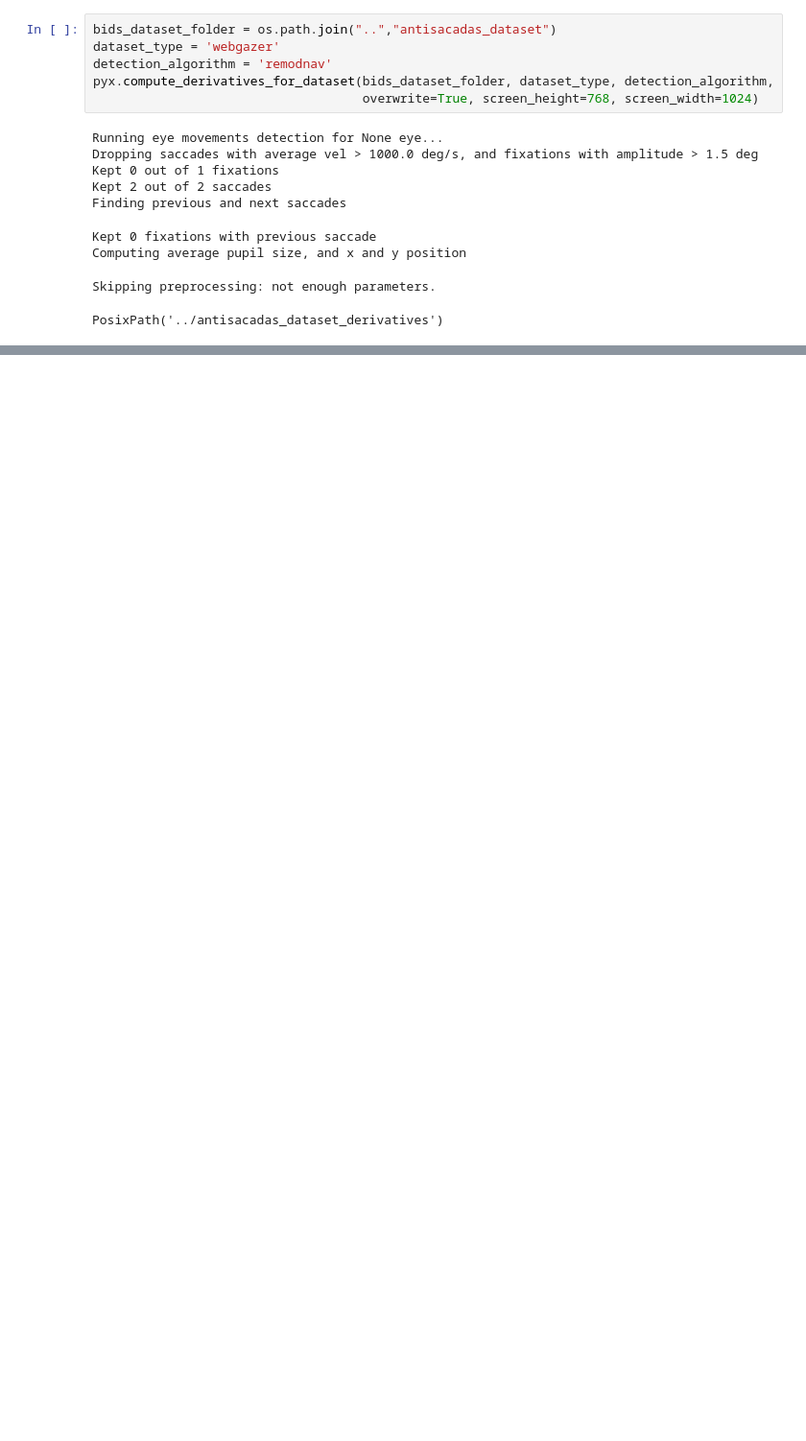
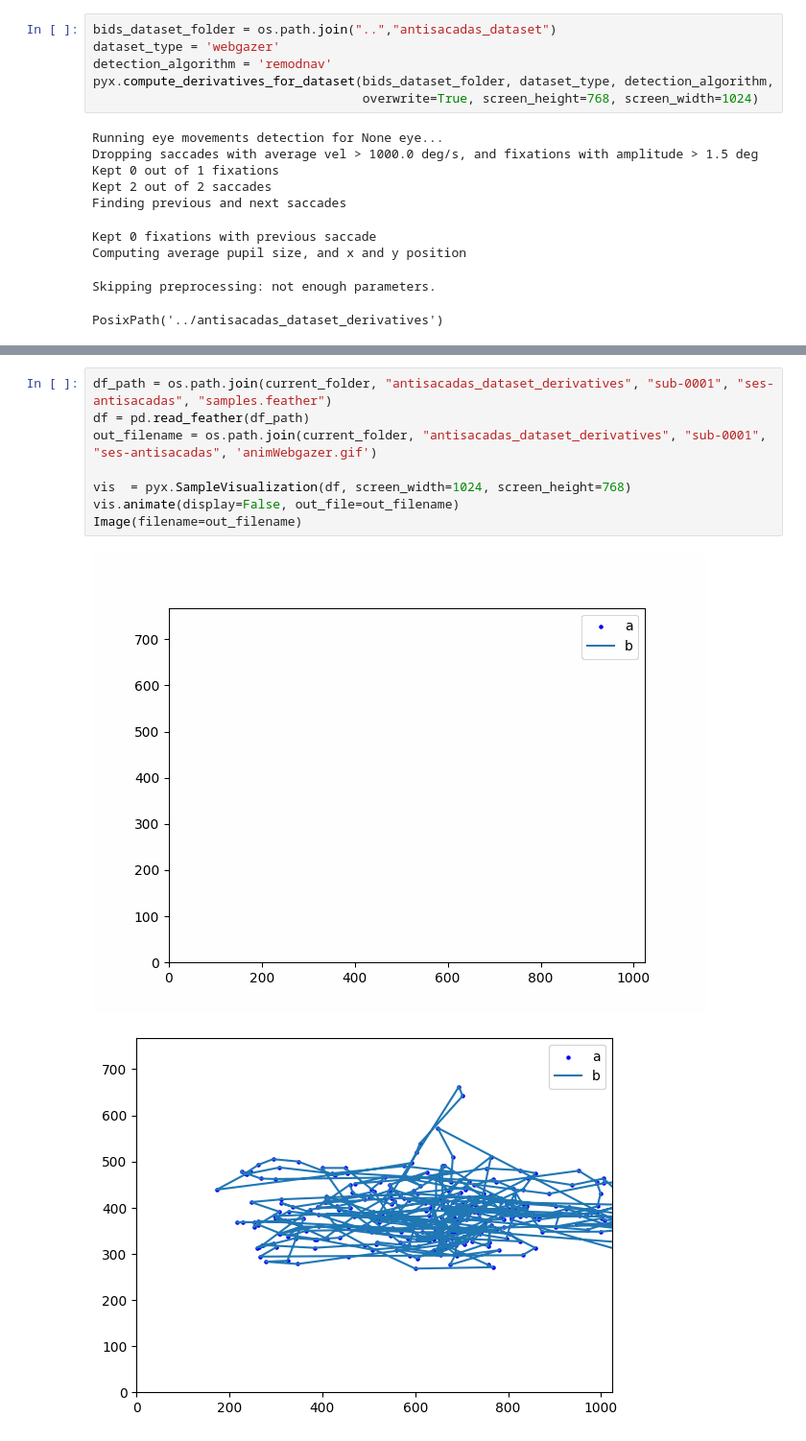
Before and after one commit to NeuroLIAA/pyxations, a Jupyter notebook: notebooks/Easy steps.ipynb, the cells around one changed output, grey strips where cells are left out. Shown at 96% size. Saved outputs shown, nothing was run; the diff lists cells and outputs as text; blank space fills up the shorter version.

```diff
--- a/notebooks/Easy steps.ipynb
+++ b/notebooks/Easy steps.ipynb
@@ -43,0 +45,11 @@ Image(filename=os.path.join("..","antisacadas_dataset_derivatives/sub-0001/ses-a
+# %%
+df_path = os.path.join(current_folder, "antisacadas_dataset_derivatives", "sub-0001", "ses-antisacadas", "samples.feather")
+df = pd.read_feather(df_path)
+out_filename = os.path.join(current_folder, "antisacadas_dataset_derivatives", "sub-0001", "ses-antisacadas", 'animWebgazer.gif')
+
+vis  = pyx.SampleVisualization(df, screen_width=1024, screen_height=768)
+vis.animate(display=False, out_file=out_filename)
+Image(filename=out_filename)
+# %% [output]
+[figure, added]
+[figure, added]
```
Also changed, not shown: parts of 7 cells of this notebook, 2 other files.
